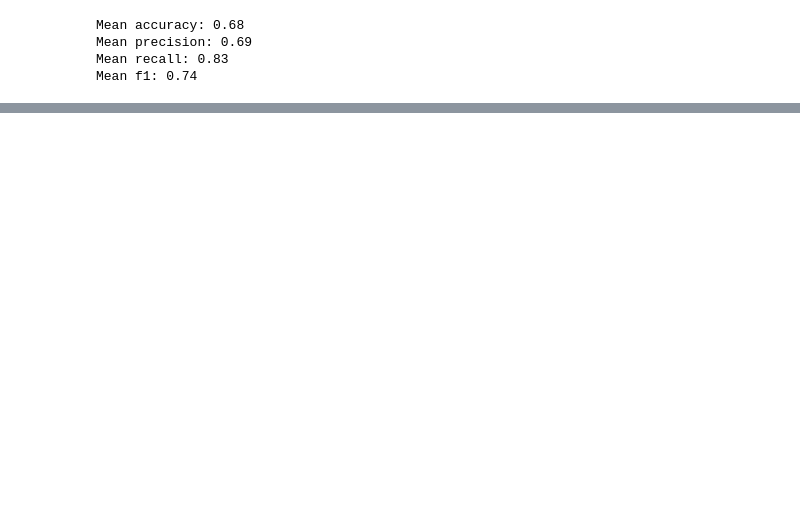
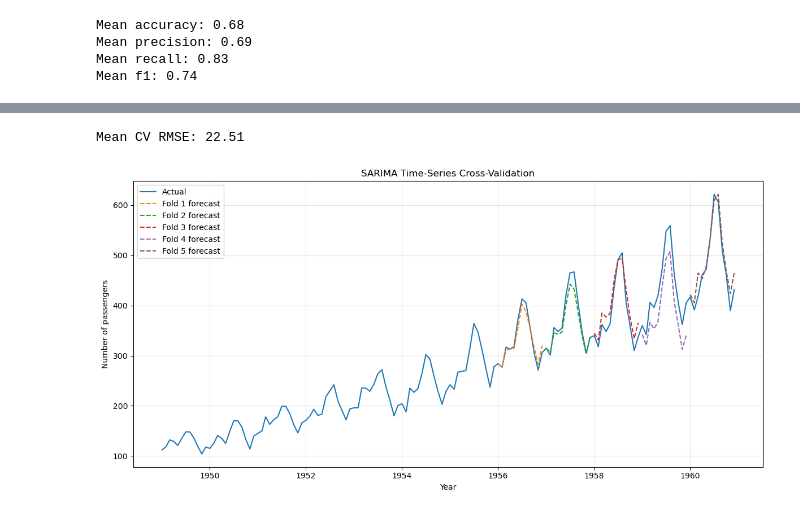
Before and after one commit to insidelearningmachines/Blog, a Jupyter notebook: [Video] Cross Validation.ipynb, the cells around one changed output, grey strips where cells are left out. Cells and saved outputs as stored; diff of their text form; code cells hidden in the pictures; blank space fills up the shorter version.

```diff
--- a/[Video] Cross Validation.ipynb
+++ b/[Video] Cross Validation.ipynb
@@ -118,0 +225,40 @@ Mean f1: 0.74
+# %%
+# overall performance
+rmse_scores = [
+    result["rmse"]
+    for result in fold_results
+]
+print(f"Mean CV RMSE: {np.mean(rmse_scores):.2f}")
+# %% [output]
+Mean CV RMSE: 22.51
+# %%
+# plot CV forecasts
+fig, ax = plt.subplots(figsize=(12, 6))
+
+# plot the complete dataset
+ax.plot(
+    y.index,
+    y,
+    label="Actual"
+)
+
+# superimpose each CV forecast
+for result in fold_results:
+
+    ax.plot(
+        result["test"].index,
+        result["forecast"],
+        linestyle="--",
+        label=f"Fold {result['fold']} forecast"
+    )
+
+
+ax.set_title("SARIMA Time-Series Cross-Validation")
+ax.set_xlabel("Year")
+ax.set_ylabel("Number of passengers")
+ax.grid(True, alpha=0.3)
+ax.legend()
+plt.tight_layout()
+plt.show()
+# %% [output]
+[figure, added]
```
Also changed, not shown: parts of 10 cells of this notebook.
